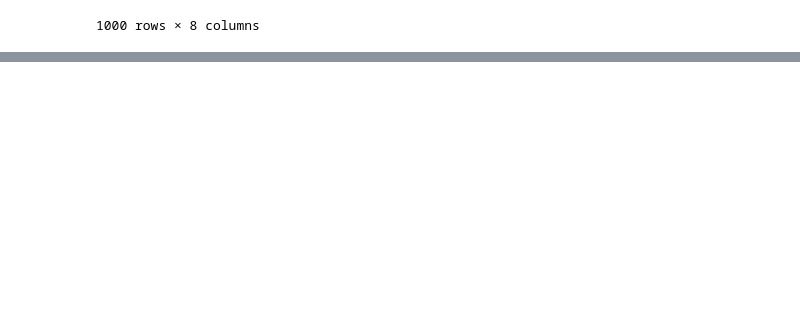
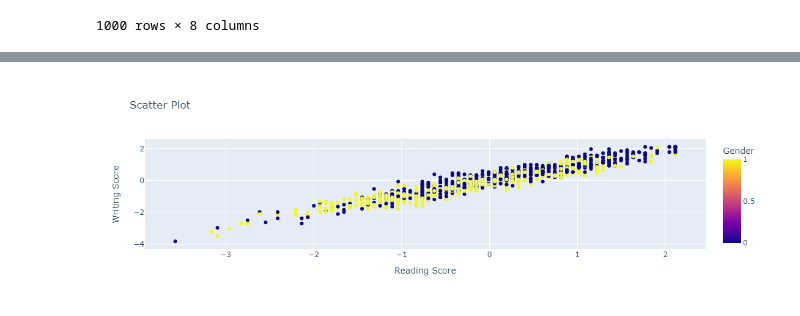
Before and after one commit to SamuelhBueno/MachineLearningBus, a Jupyter notebook: StudentPerfomanceClust.ipynb, the cells around one changed output, grey strips where cells are left out. Drawn from its saved outputs; the diff is of its cells as text; code cells hidden in the pictures; blank space fills up the shorter version.

```diff
--- a/StudentPerfomanceClust.ipynb
+++ b/StudentPerfomanceClust.ipynb
@@ -102,0 +109,14 @@ sing_clust = linkage(df_scaler, method="single", metric="euclidean")
+# %%
+cate_feat = ['gender']
+numeric_feat = ['math_score', 'reading_score', 'writing_score' ]
+# %%
+preprocessor = ColumnTransformer([
+            ('onehot', OneHotEncoder(drop='first'), cate_feat),
+            ('scaler', StandardScaler(), numeric_feat )
+
+
+])
+# %%
+transf_data = preprocessor.fit_transform(df1)
+# %%
+df2_pipe = pd.DataFrame(transf_data, columns=['gender_Female', 'math_score', 'reading_score', 'writing_score'])
@@ -102,0 +138,9 @@ sing_clust = linkage(df_scaler, method="single", metric="euclidean")
+# %%
+fig = px.scatter(df2_pipe, x='reading_score', y='writing_score', color='gender_Female',
+                 title='Scatter Plot', labels={'reading_score': 'Reading Score',
+                                                                    'writing_score': 'Writing Score',
+                                                                    'gender_Female': 'Gender'})
+# Show the plot
+fig.show()
+# %% [output]
+[figure, added]
```
Also changed, not shown: parts of 38 cells of this notebook, 1 other file.
